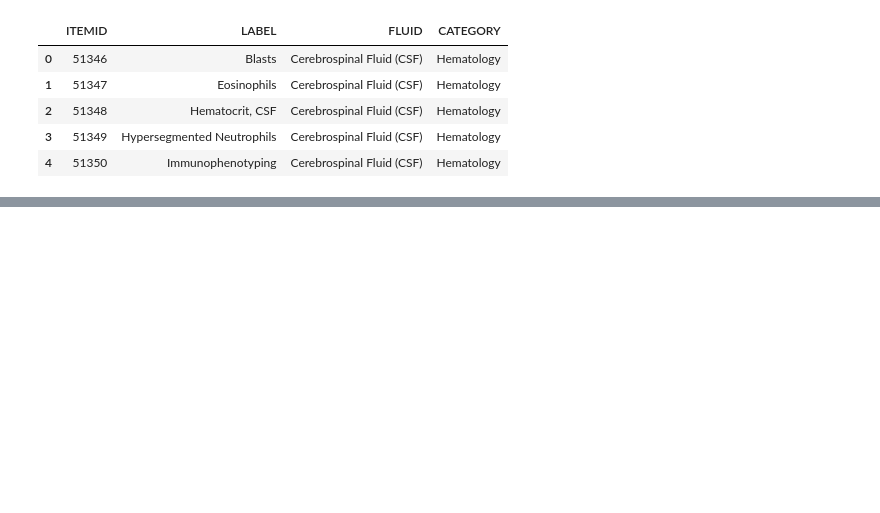
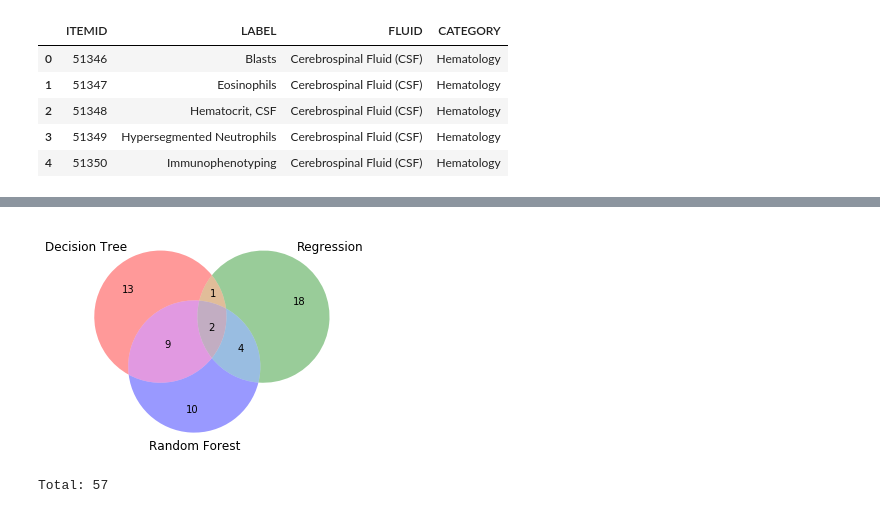
Before and after one commit to ojaswee/predicting_patient_mortality, a Jupyter notebook: 07_combine_feature.ipynb, the cells around one changed output, grey strips where cells are left out. Drawn from its saved outputs; the diff is of its cells as text; code cells hidden in the pictures; blank space fills up the shorter version.

```diff
--- a/07_combine_feature.ipynb
+++ b/07_combine_feature.ipynb
@@ -154,0 +177,34 @@ df_combine.to_csv('final_report.csv',index=False)
+# %%
+# Custom text labels: change the label of group A
+countDTonly= countRonly=countRFonly = 0
+countDT_R=countDT_RF=countR_RF=countall=0
+
+for indx,row in df_combine.iterrows():
+    temp = row['sum']
+    if (temp == 3):
+        countall = countall+1
+    elif (temp == 2):
+        if (row['dec_tree'] == 1 and row ['regr']==1):
+            countDT_R= countDT_R+1
+        elif (row['dec_tree'] == 1 and row ['rand_for']==1):
+            countDT_RF= countDT_RF+1
+        elif (row['regr'] == 1 and row ['rand_for']==1):
+            countR_RF= countR_RF+1
+    elif (temp == 1):
+        if (row['dec_tree'] == 1):
+            countDTonly= countDTonly+1
+        elif (row['regr'] == 1):
+            countRonly= countRonly+1
+        elif (row['rand_for'] == 1):
+            countRFonly= countRFonly+1
+        else: print('no values found')
+
+v=venn3(subsets = (countDTonly, countRonly, countDT_R, countRFonly,countDT_RF,countR_RF,countall)
+        , set_labels = ('Decision Tree', 'Regression', 'Random Forest'))
+
+plt.show()
+
+print('Total:',countDTonly+countRonly+countRFonly+countDT_R+countDT_RF+countR_RF+countall)
+# %% [output]
+[figure, added]
+Total: 57
```
Also changed, not shown: parts of 5 cells of this notebook, 3 other files.
